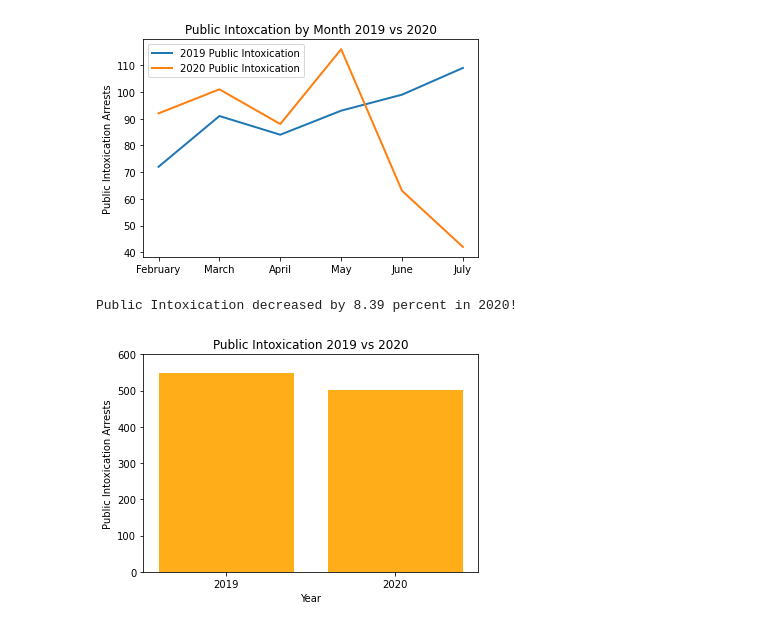
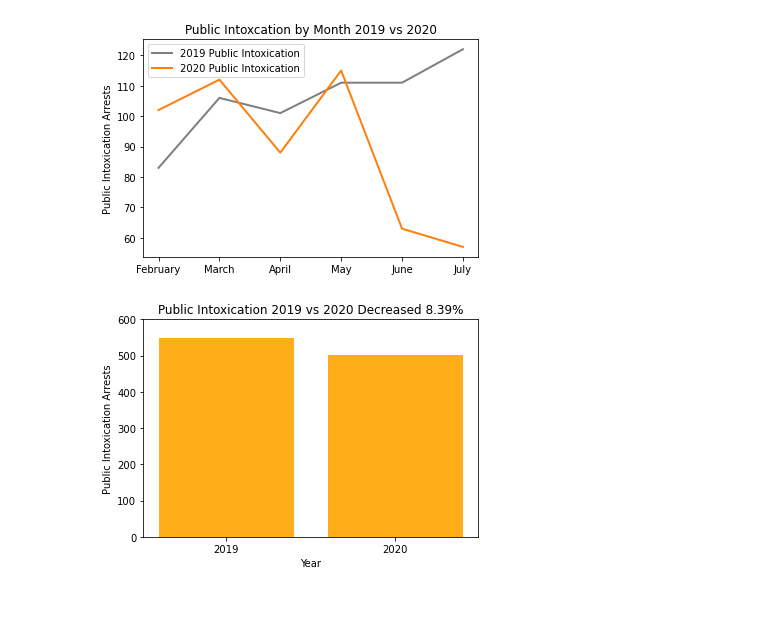
Before and after one commit to ibeth92/Crime_in_the_Time_of_COVID, a Jupyter notebook: shannon.covid.project.ipynb, the cells around one changed output. Cells and saved outputs as stored; diff of their text form; code cells hidden in the pictures.

Commit message:
intoxication and DWI data

```diff
--- a/shannon.covid.project.ipynb
+++ b/shannon.covid.project.ipynb
@@ -31,27 +31,27 @@ crime_data_selection_months_2020 = crime_data_selection_2020[["Highest Offense D
 # %%
 # Calculate public intoxication by month
 
-intox2019bymonth = crime_data_selection_months_2019[crime_data_selection_months_2019['Highest Offense Description'].str.contains("INTOXICATION")]
+intox2019bymonth = crime_data_selection_months_2019[crime_data_selection_months_2019['Highest Offense Description'].str.contains("PUBLIC INTOX")]
 summary_intox_by_month_2019 = intox2019bymonth.groupby("Month Occurred").count()
 
 
-intox2020bymonth = crime_data_selection_months_2020[crime_data_selection_months_2020['Highest Offense Description'].str.contains("INTOXICATION")]
+intox2020bymonth = crime_data_selection_months_2020[crime_data_selection_months_2020['Highest Offense Description'].str.contains("PUBLIC INTOX")]
 summary_intox_by_month_2020 = intox2020bymonth.groupby("Month Occurred").count()
 
 
 month_order = ['February', 'March', 'April', 'May', 'June', 'July']
 summary_intox_by_month_2019 = summary_intox_by_month_2019.reindex(month_order, axis=0)
 summary_intox_by_month_2020 = summary_intox_by_month_2020.reindex(month_order, axis=0)
 
-plt.plot(summary_intox_by_month_2019,label='2019 Public Intoxication', linewidth=2)
-plt.plot(summary_intox_by_month_2020,label='2020 Public Intoxication', linewidth=2)
+plt.plot(summary_intox_by_month_2019,label='2019 Public Intoxication', linewidth=2, color='tab:gray')
+plt.plot(summary_intox_by_month_2020,label='2020 Public Intoxication', linewidth=2, color='tab:orange')
 plt.legend()
 plt.ylabel("Public Intoxication Arrests")
 plt.title("Public Intoxcation by Month 2019 vs 2020")
 plt.savefig('intoxline.png')
 plt.show()
 # %% [output]
-[figure, old version]
+[figure, new version]
 # %%
 # Generate public intoxication bar graph 2019 vs 2020
 
@@ -66,17 +66,14 @@ x_axis = np.arange(len(counts))
 
 intoxdec = ((intox_count2019)-(intox_count2020)) / (intox_count2019)
 
-print(f"Public Intoxication decreased by {round(intoxdec * 100,2)} percent in 2020!")
-
 plt.bar(x_axis, counts, color='orange', alpha=0.9, align="center")
 tick_locations = [value for value in x_axis]
 plt.xticks(tick_locations, ["2019", "2020"])
 plt.ylim(0,600)
-plt.title("Public Intoxication 2019 vs 2020")
+plt.title(f"Public Intoxication 2019 vs 2020 Decreased {round(intoxdec * 100,2)}%")
 plt.xlabel("Year")
 plt.ylabel("Public Intoxication Arrests")
 plt.savefig('intoxbar.png')
 plt.show()
 # %% [output]
-Public Intoxication decreased by 8.39 percent in 2020!
-[figure, old version]
+[figure, new version]
```
Also changed, not shown: parts of 3 cells of this notebook, 4 other files.
